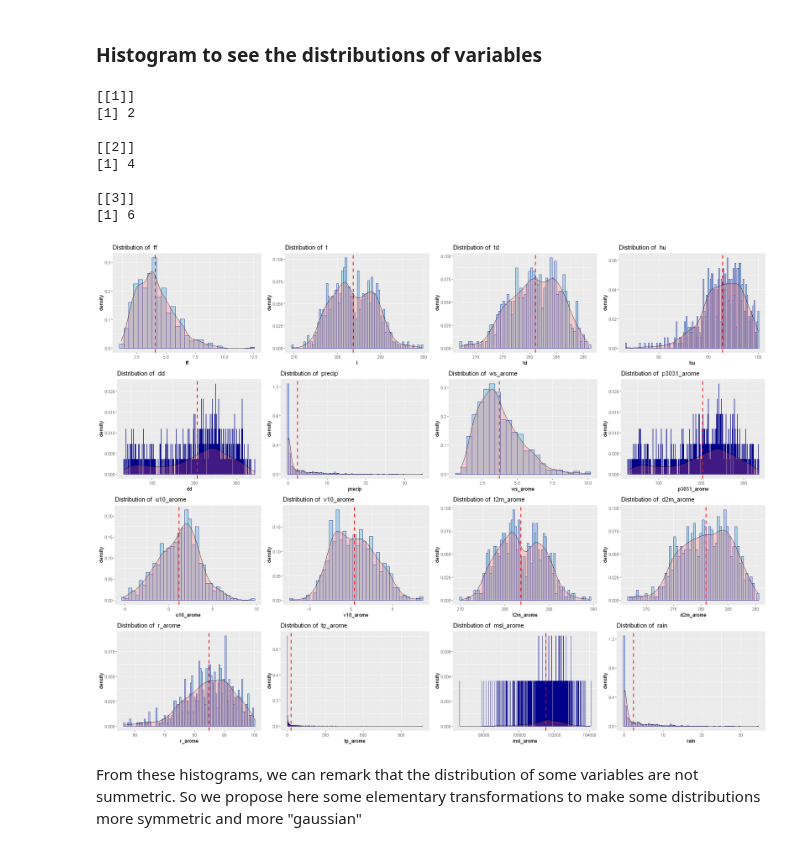
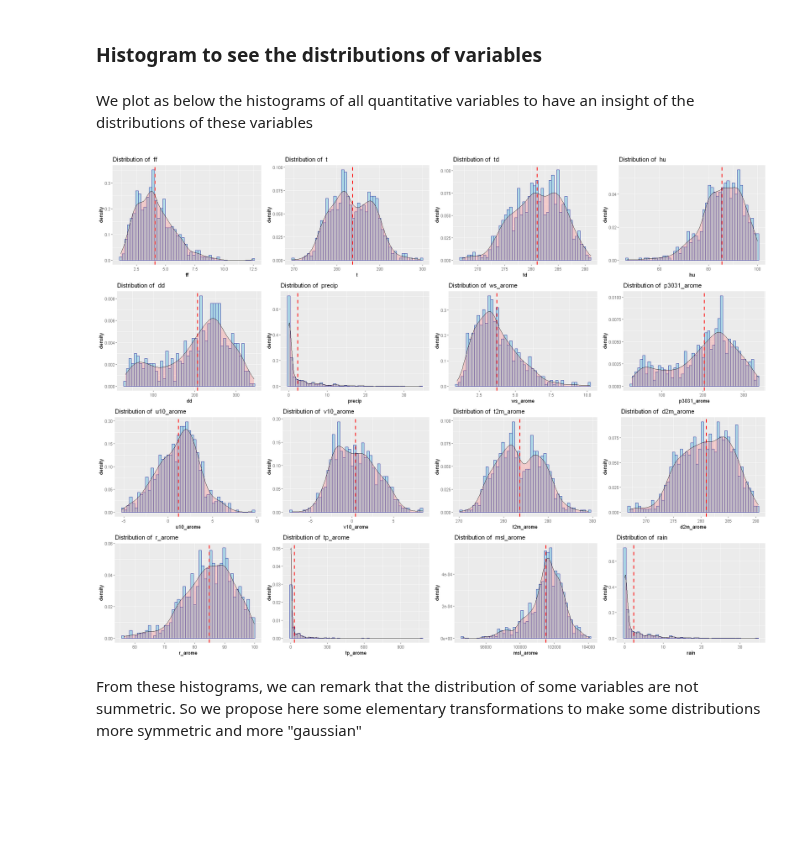
Before and after one commit to NguyenHai7120/4A-MachineLearning-Project, a Jupyter notebook: Exploration.ipynb, the cells around one changed output. Cells and saved outputs as stored; diff of their text form; code cells hidden in the pictures; blank space fills up the shorter version.

```diff
--- a/Exploration.ipynb
+++ b/Exploration.ipynb
@@ -47,11 +44,7 @@ A data.frame: 6 × 19
 | 4 | 22092001_136 | 2016-05-16 | 1.745000 | 284.2887 | 280.2158 | 76.58750 | 216.5417 | 0.0 | 1.720926 | 139.2973 | ... |
 | 5 | 22092001_33 | 2016-02-03 | 5.718750 | 277.5279 | 274.5292 | 81.39167 | 285.5417 | 1.6 | 4.424012 | 285.5788 | ... |
 | 6 | 22092001_363 | 2016-12-29 | 1.750000 | 277.3533 | 275.1396 | 86.20417 | 140.8750 | 0.2 | 1.780965 | 157.8312 | ... |
-# %%
-rain[, "Id"] <- as.factor(rain[, "Id"])
-rain[, "date"] <- as.factor(rain[, "date"])
-rain[, "rain_class"] <- as.factor(rain[, "rain_class"])
 # %% [markdown]
 ## Elementary Explorations
 # %%
-names(rain)
+var_names = names(rain)
@@ -63,4 +51,6 @@ names(rain)
 # %%
-# Numerical variables
-num_var = names(rain)[-c(1,2,19)]
-qual_var = names(rain)[c(1,2,19)]
+# Quantitative variables
+num_var = var_names[-c(1,2,19)]
+
+# Qualitative variables
+qual_var = var_names[c(1,2,19)]
@@ -73,0 +59,8 @@ num_var
+# %%
+for (var in qual_var)
+{
+    rain[, var] <- as.factor(rain[, var])
+}
+# rain[, "Id"] <- as.factor(rain[, "Id"])
+# rain[, "date"] <- as.factor(rain[, "date"])
+# rain[, "rain_class"] <- as.factor(rain[, "rain_class"])
@@ -82,30 +89,21 @@ ColHist = function(data, col_name)
-# %%
-lapply(list(1,2,3), function(x){x*2})
-# %% [output]
-[[1]]
-[1] 2
-
-[[2]]
-[1] 4
-
-[[3]]
-[1] 6
+# %% [markdown]
+We plot as below the histograms of all quantitative variables to have an insight of the distributions of these variables
 # %%
 # Use lapply
 
 my_plots_list <- lapply(num_var, function(each_variable) {
   mean_val = mean(rain[, each_variable])[[1]]
   ggplot(data = rain, aes_string(x = each_variable)) + # Create a graphic object by ggplot
-    geom_histogram(aes(y = ..density..), binwidth = 0.4, color = "darkblue", fill="lightblue") +  # Add histogram
+    geom_histogram(aes(y = ..density..), bins = 50, color = "darkblue", fill="lightblue") +  # Add histogram
     geom_vline(aes(xintercept = mean_val), color="red", linetype="dashed", size=1) +  # Add the mean (vertical line)
     geom_density(alpha=.25, fill="#FF6666") +   # Add the density approximation
     ggtitle(paste("Distribution of ",each_variable))
 })
 
 options(repr.plot.width = 20, repr.plot.height = 15)
 gridExtra::grid.arrange(grobs = my_plots_list, ncol = 4)
 # %% [output]
-[figure, old version]
+[figure, new version]
 # %% [markdown]
 From these histograms, we can remark that the distribution of some variables are not summetric. So we propose here some elementary transformations to make some distributions more symmetric and more "gaussian"
 # %%
```
Also changed, not shown: parts of 12 cells of this notebook.
